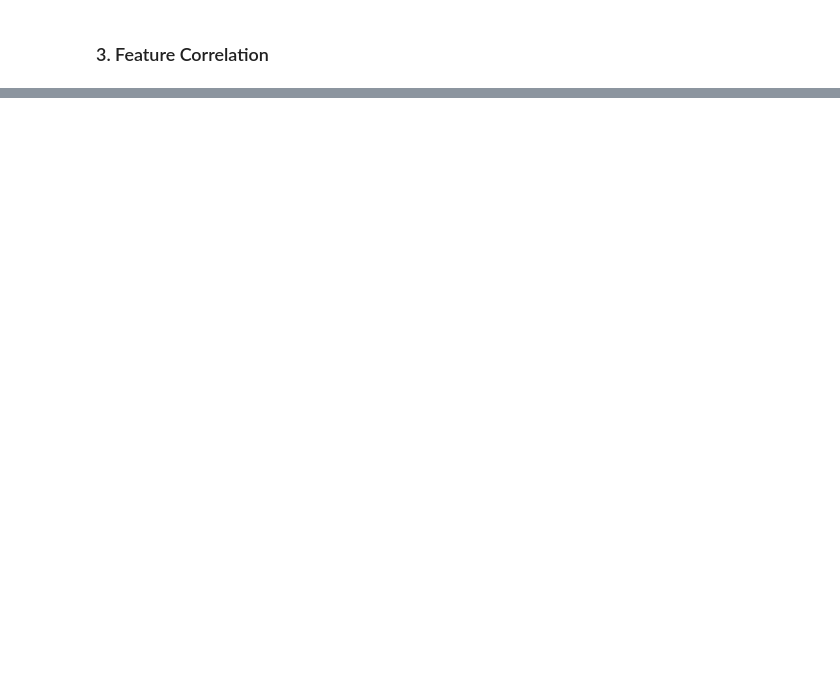
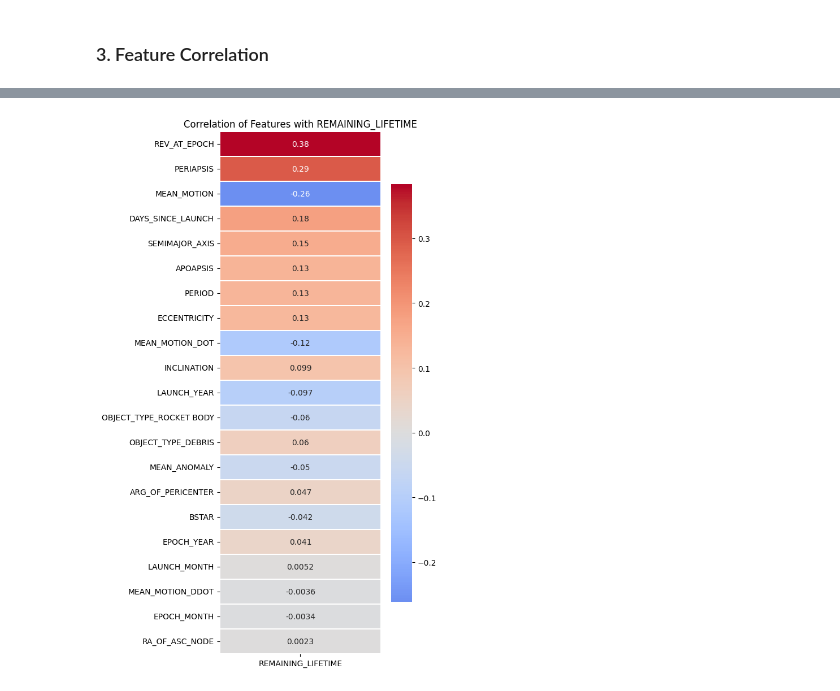
Before and after one commit to brianna404/BA_SpaceDebrisLifetimePrediction, a Jupyter notebook: Code/DataPreparation5_Analysis.ipynb, the cells around one changed output, grey strips where cells are left out. Saved outputs shown, nothing was run; the diff lists cells and outputs as text; code cells hidden in the pictures; blank space fills up the shorter version.

```diff
--- a/Code/DataPreparation5_Analysis.ipynb
+++ b/Code/DataPreparation5_Analysis.ipynb
@@ -173,0 +175,13 @@ plt.show()
+# %%
+# 3. Heatmap for correlation of all features with the 'REMAINING_LIFETIME' column
+remlifetime_corr = corr_matrix[['REMAINING_LIFETIME']].drop(['LIFETIME', 'REMAINING_LIFETIME'], axis=0)
+remlifetime_corr = remlifetime_corr.reindex(remlifetime_corr['REMAINING_LIFETIME'].abs().sort_values(ascending=False).index)
+
+plt.figure(figsize=(6, 10))
+sns.heatmap(remlifetime_corr, annot=True, cmap="coolwarm", center=0,
+            linewidths=0.2, cbar_kws={"shrink": 0.8})
+plt.title("Correlation of Features with REMAINING_LIFETIME")
+plt.tight_layout()
+plt.show()
+# %% [output]
+[figure, added]
```
Also changed, not shown: parts of 15 cells of this notebook, 26 other files.
